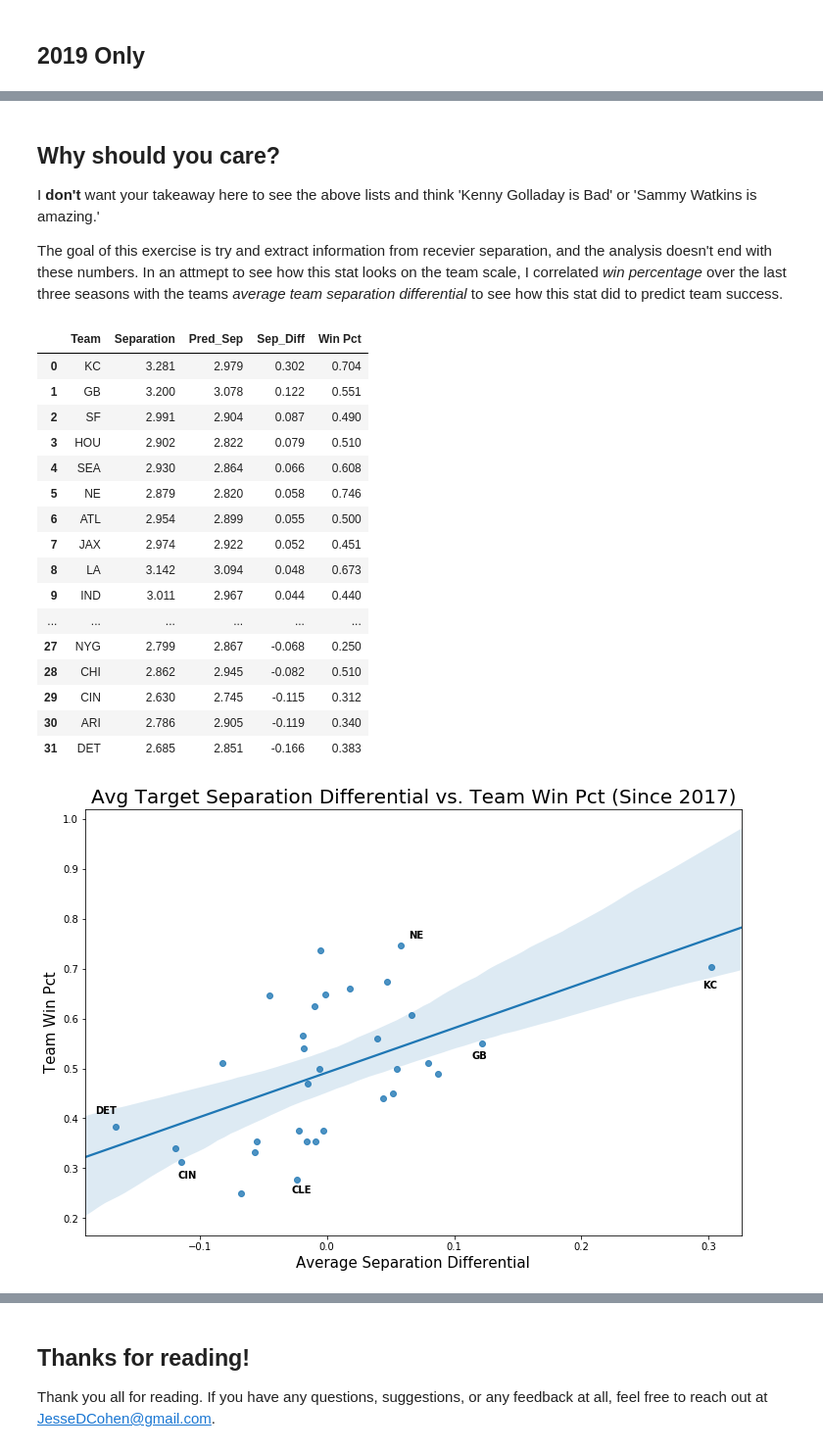
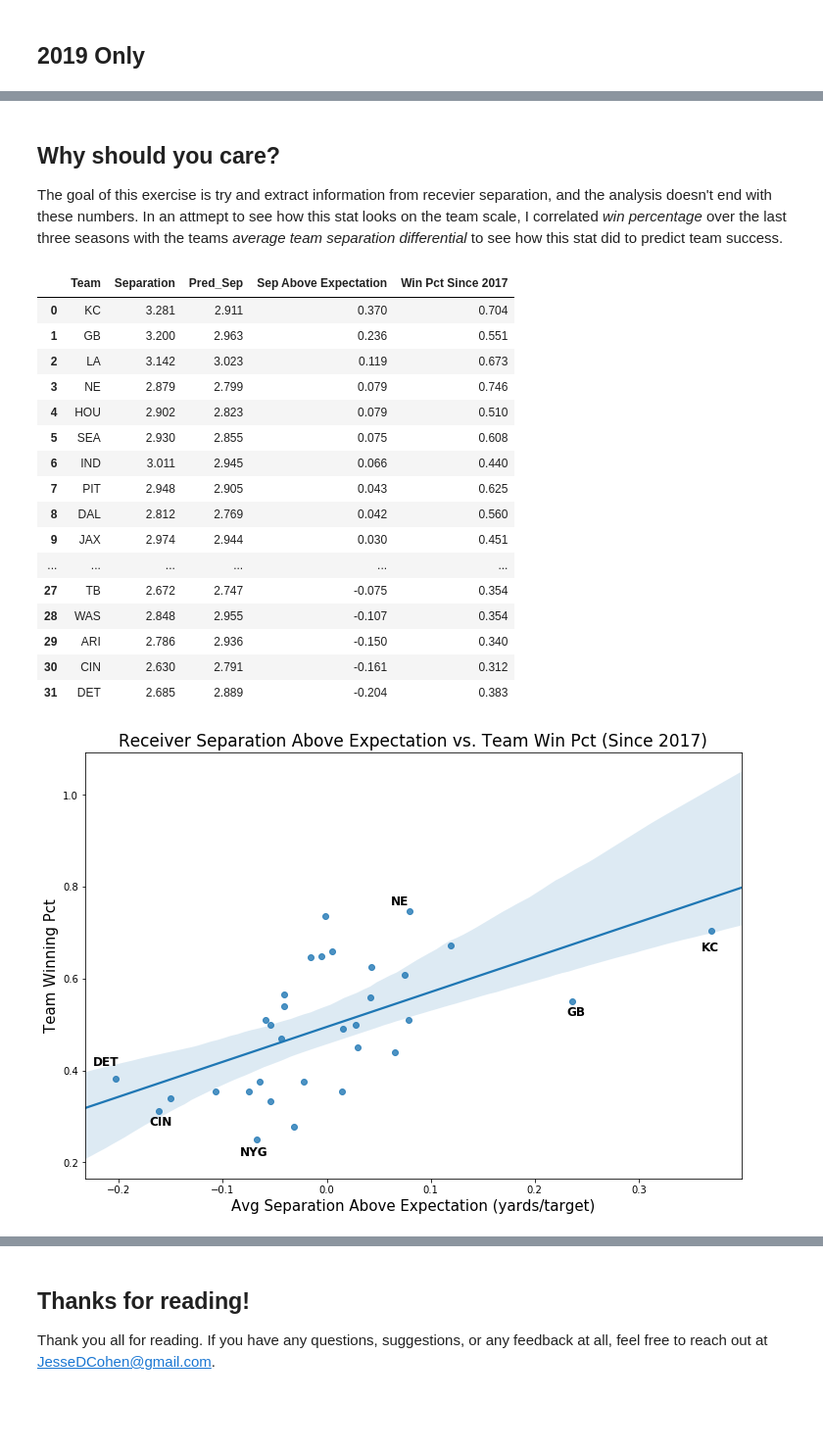
Before and after one commit to Jesse-Cohen/Separation-Above-Expectation, a Jupyter notebook: Notebooks/Results.ipynb, the cells around one changed output, grey strips where cells are left out. Shown at 98% size. Drawn from its saved outputs; the diff is of its cells as text; code cells hidden in the pictures; blank space fills up the shorter version.

```diff
--- a/Notebooks/Results.ipynb
+++ b/Notebooks/Results.ipynb
@@ -17,11 +17,12 @@ import missingno as ms
 import warnings
 warnings.filterwarnings('ignore')
 # %%
-Final = pd.read_pickle("../data/Final.pkl")
+#Final = pd.read_pickle("../data/Final.pkl")
+Final = pd.read_pickle("../data/Final_5.pkl")
 # %% [markdown]
 # Results!
 # %%
-Stats = Final[['Season', 'Receiver', 'Nearest_Defender', 'Separation', 'Pred_Sep', 'TD', 'Pass Yds', 'INT', 'Cmp', 'Team', 'Air_Yds']]
+Stats = Final[['Season', 'Receiver', 'Nearest_Defender', 'Separation', 'Pred_Sep', 'TD', 'Pass Yds', 'INT', 'Cmp', 'Team', 'Air_Yds', 'Cushion']]
 Stats['Sep_Diff'] = Stats['Separation'] - Stats['Pred_Sep']
 # %%
 COUNT_df = Stats.groupby(['Receiver', 'Season']).nunique()
@@ -194,8 +161,6 @@ Final_ES.sort_values(['ES'], ascending = True).head(10)
 # %% [markdown]
 ## Why should you care?
 
-I **don't** want your takeaway here to see the above lists and think 'Kenny Golladay is Bad' or 'Sammy Watkins is amazing.'
-
 The goal of this exercise is try and extract information from recevier separation, and the analysis doesn't end with these numbers. In an attmept to see how this stat looks on the team scale, I correlated *win percentage* over the last three seasons with the teams *average team separation differential* to see how this stat did to predict team success.
 # %%
 WinPct = [.813, .750, .438, .563, .625, .438, .625, .375, .313, .875, .438, .750,
@@ -211,47 +176,47 @@ Teams = ['KC','GB','HOU','SF','NE','JAX','ATL','DAL','DEN','LA','PIT','TB','BAL'
          'BUF','CIN','WAS','NYG','CHI','ARI','DET']
 
 
-d = {'Team': Teams, 'Win Pct': WP_AS}
+d = {'Team': Teams, 'Win Pct Since 2017': WP_AS}
 Three_Year = pd.DataFrame(d)
 # %%
 Teams = Stats[['Separation', 'Pred_Sep','Team']]
-Teams['Sep_Diff'] = Teams['Separation'] - Teams['Pred_Sep']
-Team_df = Teams.groupby(['Team']).mean().sort_values(['Sep_Diff'], ascending = False)
+Teams['Sep Above Expectation'] = Teams['Separation'] - Teams['Pred_Sep']
+Team_df = Teams.groupby(['Team']).mean().sort_values(['Sep Above Expectation'], ascending = False)
 Combined = Team_df.merge(Three_Year, on = 'Team')
 Combined.round(3).head(32)
 # %% [output]
-|  | Team | Separation | Pred_Sep | Sep_Diff | Win Pct |
-| 0 | KC | 3.281 | 2.979 | 0.302 | 0.704 |
-| 1 | GB | 3.200 | 3.078 | 0.122 | 0.551 |
-| 2 | SF | 2.991 | 2.904 | 0.087 | 0.490 |
-| 3 | HOU | 2.902 | 2.822 | 0.079 | 0.510 |
-| 4 | SEA | 2.930 | 2.864 | 0.066 | 0.608 |
-| 5 | NE | 2.879 | 2.820 | 0.058 | 0.746 |
-| 6 | ATL | 2.954 | 2.899 | 0.055 | 0.500 |
-| 7 | JAX | 2.974 | 2.922 | 0.052 | 0.451 |
-| 8 | LA | 3.142 | 3.094 | 0.048 | 0.673 |
-| 9 | IND | 3.011 | 2.967 | 0.044 | 0.440 |
+|  | Team | Separation | Pred_Sep | Sep Above Expectation | Win Pct Since 2017 |
+| 0 | KC | 3.281 | 2.911 | 0.370 | 0.704 |
+| 1 | GB | 3.200 | 2.963 | 0.236 | 0.551 |
+| 2 | LA | 3.142 | 3.023 | 0.119 | 0.673 |
+| 3 | NE | 2.879 | 2.799 | 0.079 | 0.746 |
+| 4 | HOU | 2.902 | 2.823 | 0.079 | 0.510 |
+| 5 | SEA | 2.930 | 2.855 | 0.075 | 0.608 |
+| 6 | IND | 3.011 | 2.945 | 0.066 | 0.440 |
+| 7 | PIT | 2.948 | 2.905 | 0.043 | 0.625 |
+| 8 | DAL | 2.812 | 2.769 | 0.042 | 0.560 |
+| 9 | JAX | 2.974 | 2.944 | 0.030 | 0.451 |
 | ... | ... | ... | ... | ... | ... |
-| 27 | NYG | 2.799 | 2.867 | -0.068 | 0.250 |
-| 28 | CHI | 2.862 | 2.945 | -0.082 | 0.510 |
-| 29 | CIN | 2.630 | 2.745 | -0.115 | 0.312 |
-| 30 | ARI | 2.786 | 2.905 | -0.119 | 0.340 |
-| 31 | DET | 2.685 | 2.851 | -0.166 | 0.383 |
+| 27 | TB | 2.672 | 2.747 | -0.075 | 0.354 |
+| 28 | WAS | 2.848 | 2.955 | -0.107 | 0.354 |
+| 29 | ARI | 2.786 | 2.936 | -0.150 | 0.340 |
+| 30 | CIN | 2.630 | 2.791 | -0.161 | 0.312 |
+| 31 | DET | 2.685 | 2.889 | -0.204 | 0.383 |
 # %%
 fig, ax = plt.subplots(figsize = (12,8))
 
-fig = sns.regplot(x= 'Sep_Diff', y = 'Win Pct', data = Combined)
+fig = sns.regplot(x= 'Sep Above Expectation', y = 'Win Pct Since 2017', data = Combined)
 
-ax.set_title('Avg Target Separation Differential vs. Team Win Pct (Since 2017)', fontsize = 20)
-ax.set_ylabel('Team Win Pct', fontsize = 15)
-fig.text(.295, .66, "KC", horizontalalignment='left', size='medium', color='black', weight='semibold')
-fig.text(-.165, .41, "DET", horizontalalignment='right', size='medium', color='black', weight='semibold')
-fig.text(.12, .52, "GB", horizontalalignment='center', size='medium', color='black', weight='semibold')
-fig.text(-.02, .25, "CLE", horizontalalignment='center', size='medium', color='black', weight='semibold')
-fig.text(.07, .76, "NE", horizontalalignment='center', size='medium', color='black', weight='semibold')
-fig.text(-.11, .28, "CIN", horizontalalignment='center', size='medium', color='black', weight='semibold')
-A = ax.set_xlabel('Average Separation Differential', fontsize = 15)
+ax.set_title('Receiver Separation Above Expectation vs. Team Win Pct (Since 2017)', fontsize = 17)
+ax.set_ylabel('Team Winning Pct', fontsize = 15)
+fig.text(.36, .66, "KC", horizontalalignment='left', size='large', color='black', weight='semibold')
+fig.text(-.2, .41, "DET", horizontalalignment='right', size='large', color='black', weight='semibold')
+fig.text(.24, .52, "GB", horizontalalignment='center', size='large', color='black', weight='semibold')
+fig.text(-.07, .215, "NYG", horizontalalignment='center', size='large', color='black', weight='semibold')
+fig.text(.07, .76, "NE", horizontalalignment='center', size='large', color='black', weight='semibold')
+fig.text(-.16, .28, "CIN", horizontalalignment='center', size='large', color='black', weight='semibold')
+A = ax.set_xlabel('Avg Separation Above Expectation (yards/target)', fontsize = 15)
 # %% [output]
-[figure, old version]
+[figure, new version]
 # %% [markdown]
 Amazingly enough, teams with higher average separation differentials **won more often** than teams with lower separation differentials.
```
Also changed, not shown: parts of 23 cells of this notebook.
